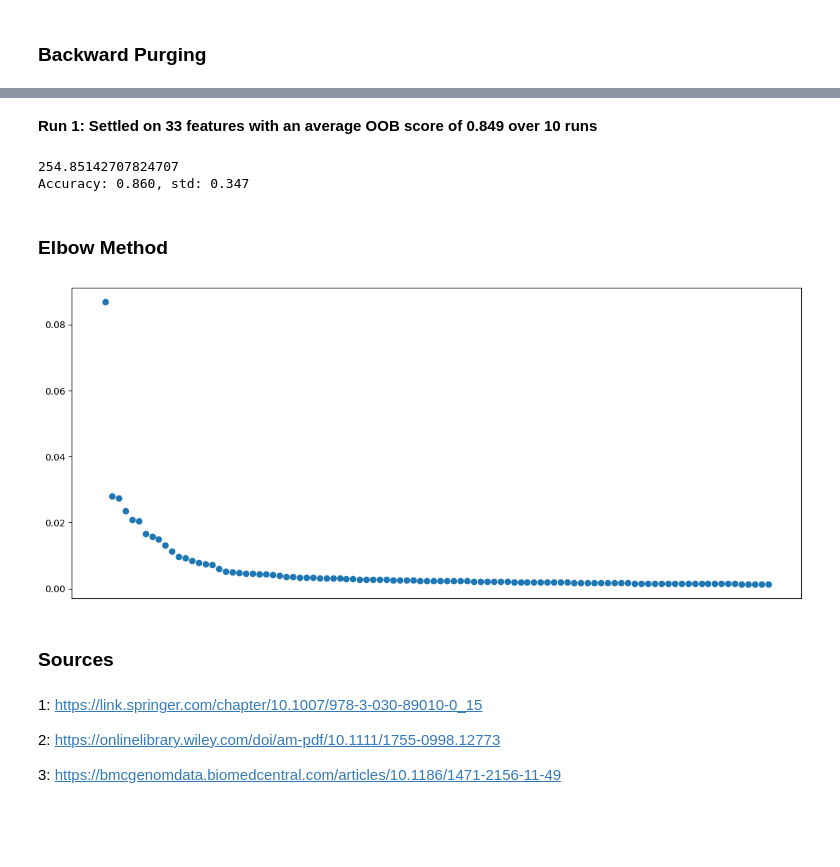
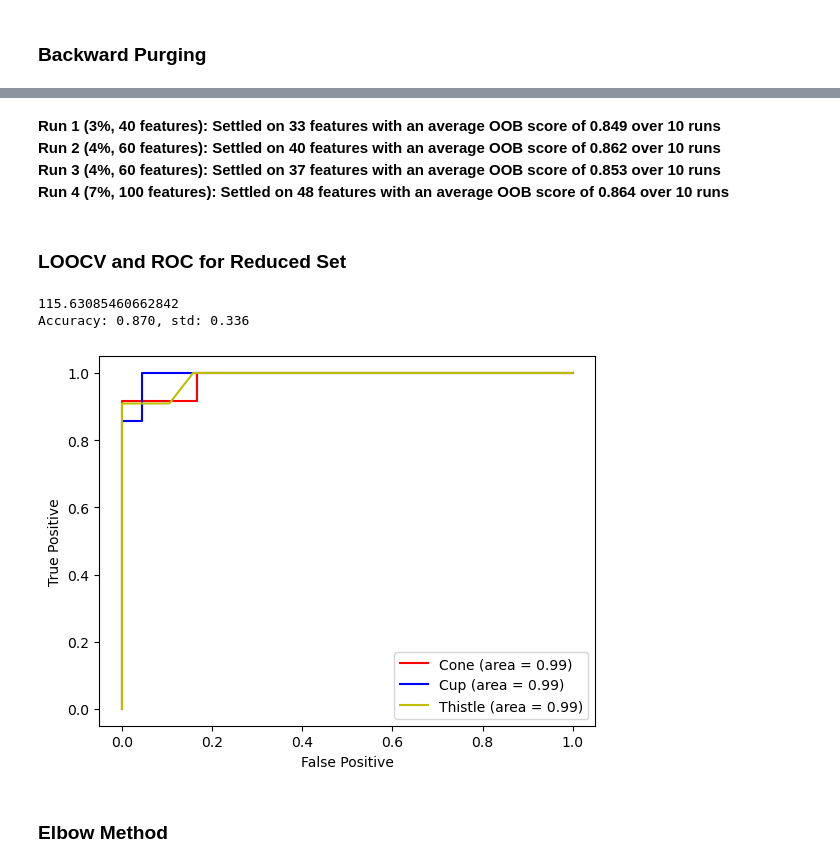
Before and after one commit to CHarper4/RFC-genetic-association, a Jupyter notebook: th_model.ipynb, the cells around one changed output, grey strips where cells are left out. Drawn from its saved outputs; the diff is of its cells as text; code cells hidden in the pictures; blank space fills up the shorter version.

```diff
--- a/th_model.ipynb
+++ b/th_model.ipynb
@@ -263 +259,8 @@ def reduce_loci(samples, original_positions, new_positions):
+# %%
+#get sorted importances from 10 averaged runs
+sorted_features = []
+f = open('output/all_importances.txt', 'r')
+for line in f.readlines():
+    feat = line.split(": ")[0].strip()
+    sorted_features.append(feat)
 # %%
@@ -308,3 +288,6 @@ print(max_oob)
 # %% [markdown]
-**Run 1: Settled on 33 features with an average OOB score of 0.849 over 10 runs**
+**Run 1 (3%, 40 features): Settled on 33 features with an average OOB score of 0.849 over 10 runs**<br>
+**Run 2 (4%, 60 features): Settled on 40 features with an average OOB score of 0.862 over 10 runs**<br>
+**Run 3 (4%, 60 features): Settled on 37 features with an average OOB score of 0.853 over 10 runs**<br>
+**Run 4 (7%, 100 features): Settled on 48 features with an average OOB score of 0.864 over 10 runs**
 # %%
@@ -312,10 +295,16 @@ f = open("output/backward_purging_results2.txt", "w")
 for feat in max_feature_set:
     f.write(str(feat) + ": " + str(max_feature_set[feat]) + "\n")
 f.close()
+# %% [markdown]
+### LOOCV and ROC for Reduced Set
 # %%
 #LOOCV for reduced feature set identified in backward purging
-bp_positions = [x for x in max_feature_set]
-X_bp = reduce_loci(samples, positions, bp_positions)
+# bp_positions = [x for x in max_feature_set]
+bp_positions = []
+f = open("output/backward_purging_results_100.txt", "r")
+for line in f.readlines():
+    bp_positions.append(line.split(": ")[0].strip())
+X_bp = reduce_loci(X, positions, bp_positions)
 X_bp_encoded = ohe.fit_transform(X_bp).toarray()
 # %%
 rfc_bp_cv = RandomForestClassifier(
@@ -328,16 +317,43 @@ rfc_bp_cv = RandomForestClassifier(
 loo = LeaveOneOut()
 
 start = time.time()
-scores = cross_val_score(rfc_bp_cv, X_bp_encoded, labels, cv=loo)
+scores = cross_val_score(rfc_bp_cv, X_bp_encoded, y, cv=loo)
 end = time.time()
 print(end-start)
 
 print('Accuracy: %.3f, std: %.3f' % (np.mean(scores), np.std(scores)))
 # %% [output]
-254.85142707824707
-Accuracy: 0.860, std: 0.347
+115.63085460662842
+Accuracy: 0.870, std: 0.336
 # %%
-#TODO: ROC curves for bp dataset
+#ROC curves for bp dataset, feature set drawn from backward_purging_results_100.txt
+
+binarizer = LabelBinarizer().fit(y)
+y_bp_encoded = binarizer.transform(y)
+X_train, X_test, y_train, y_test = train_test_split(X_bp_encoded, y_bp_encoded, test_size=0.3, random_state=0)
+
+rfc_bp_roc = RandomForestClassifier(class_weight='balanced', criterion='entropy', n_estimators=500, max_features=0.5)
+ovr = OneVsRestClassifier(rfc_bp_roc)
+ovr.fit(X_train, y_train)
+
+fpr = dict()
+tpr = dict()
+roc_auc = dict()
+for i in range(3):
+    fpr[i], tpr[i], _ = roc_curve(y_test[:, i], ovr.predict_proba(X_test)[:, i])
+    roc_auc[i] = auc(fpr[i], tpr[i])
+
+colors = ['r', 'b', 'y']
+for i in range(3):
+    plt.plot(fpr[i], tpr[i], color=colors[i], label="{0} (area = {1:0.2f})".format(binarizer.classes_[i], roc_auc[i]))
+
+plt.xlabel("False Positive")
+plt.ylabel("True Positive")
+plt.legend(loc="lower right")
+plt.savefig('output/bp_roc_curves.PNG')
+plt.show()
+# %% [output]
+[figure, added]
 # %% [markdown]
 ### Elbow Method
 # %%
@@ -346,5 +362,3 @@ plt.figure(figsize=(14,  6))
 plt.plot(sorted_features[:100], sorted_values[:100], 'o')
 plt.xticks([])
 plt.show()
-# %% [output]
-[figure, removed]
@@ -356,8 +364,0 @@ f.close()
-# %% [markdown]
-### Sources
-# %% [markdown]
-1: https://link.springer.com/chapter/10.1007/978-3-030-89010-0_15
-
-2: https://onlinelibrary.wiley.com/doi/am-pdf/10.1111/1755-0998.12773
-
-3: https://bmcgenomdata.biomedcentral.com/articles/10.1186/1471-2156-11-49
```
Also changed, not shown: parts of 22 cells of this notebook, 1 other file.
